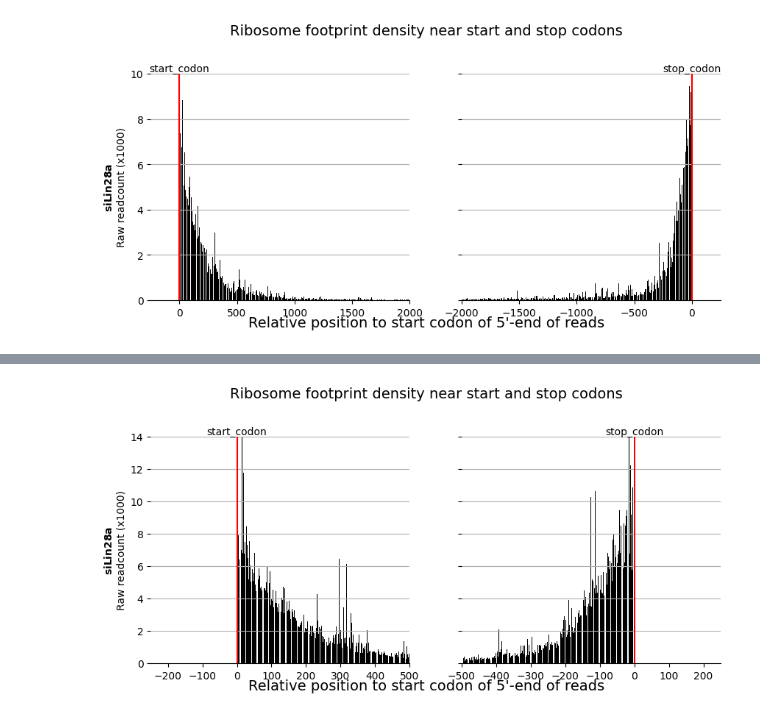
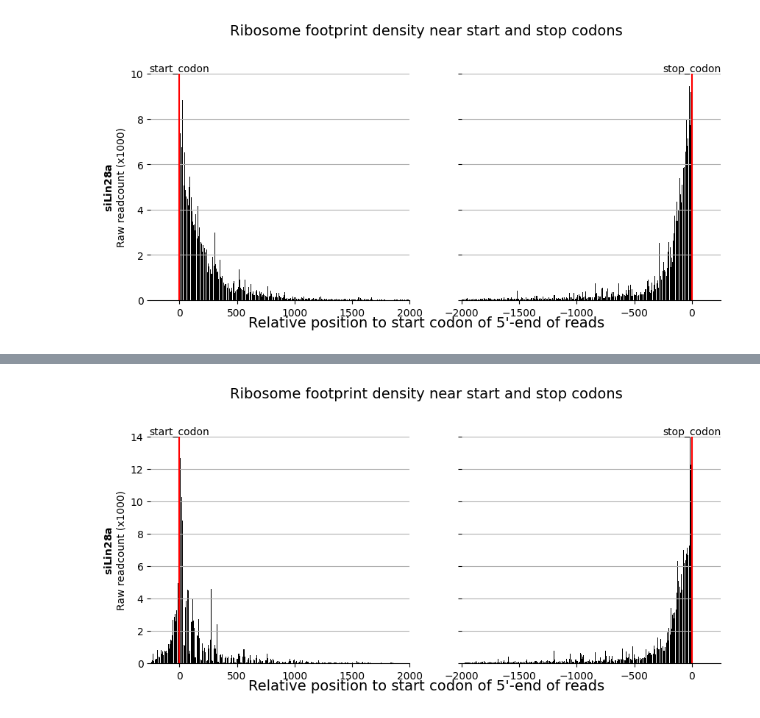
Before and after one commit to WoobeenJeong/miRNA_motif_finding, a Jupyter notebook: CoLab_TermProj_2023_2.ipynb, the cells around one changed output, grey strips where cells are left out. Drawn from its saved outputs; the diff is of its cells as text; code cells hidden in the pictures.

```diff
--- a/CoLab_TermProj_2023_2.ipynb
+++ b/CoLab_TermProj_2023_2.ipynb
@@ -506,0 +509,3 @@ plt.show()
+# %%
+trsc['stop_len'] = (trsc['frag_stop']-trsc['psite'])-(trsc['Stop']-trsc['psite'])
+trsc['stop_len'].describe()
@@ -507,37 +522,39 @@ plt.show()
 # %%
 import matplotlib.pyplot as plt
 
+trsc['start_len'] = trsc['frag_start'] - trsc['psite']
+trsc['stop_len'] = (trsc['frag_start']-trsc['psite'])-(trsc['Stop']-trsc['psite'])
 trsc['readcount1000'] = trsc['readcount']/1000
 startgrp = trsc.groupby('start_len')['readcount1000'].sum()
 stopgrp = trsc.groupby('stop_len')['readcount1000'].sum()
 
 fig, axs = plt.subplots(1, 2, figsize=(10, 4), sharey=True)
 
 axs[0].bar(startgrp.index, startgrp.values, color='black')
 axs[0].set_ylabel(r'$\bf{siLin28a}$' + '\n' +'Raw readcount (x1000)')
 axs[0].grid(axis='y')
 axs[0].spines['top'].set_visible(False)
 axs[0].spines['left'].set_visible(False)
 axs[0].spines['right'].set_visible(False)
 axs[0].set_ylim(0, 14)
-axs[0].set_xlim(-250, 500)
+axs[0].set_xlim(-500, 2000)
 axs[0].axvline(x=0, color='red')
 axs[0].text(0, axs[0].get_ylim()[1], 'start_codon', ha='center', va='bottom')
 
 axs[1].bar(stopgrp.index, stopgrp.values, color='black')
 axs[1].grid(axis='y')
 axs[1].spines['top'].set_visible(False)
 axs[1].spines['left'].set_visible(False)
 axs[1].spines['right'].set_visible(False)
 axs[1].set_ylim(0, 14)
-axs[1].set_xlim(-500, 250)
+axs[1].set_xlim(-2000, 250)
 axs[1].axvline(x=0, color='red')
 axs[1].text(0, axs[1].get_ylim()[1], 'stop_codon', ha='center', va='bottom')
 
 
 fig.suptitle('Ribosome footprint density near start and stop codons', fontsize=14, y=1.05)
 fig.text(0.5, 0.02, 'Relative position to start codon of 5\'-end of reads', fontsize=14, ha='center')
 
 plt.show()
 # %% [output]
-[figure, old version]
+[figure, new version]
```
Also changed, not shown: parts of 2 cells of this notebook.
